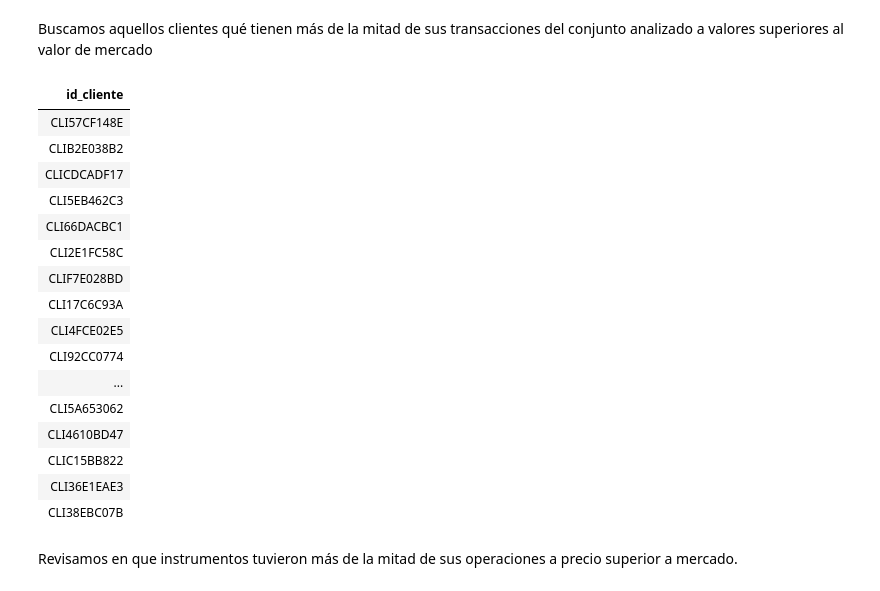
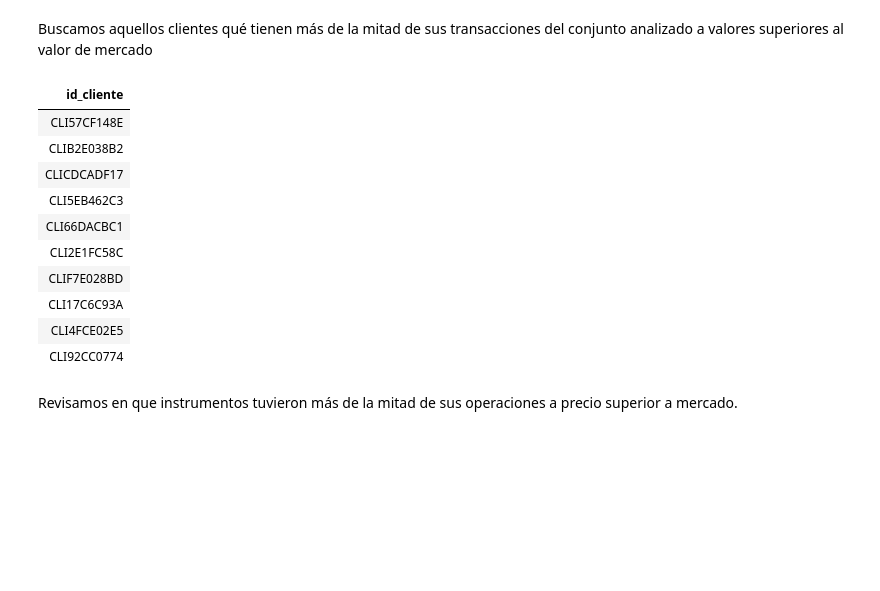
Before and after one commit to newtonis/pipeline_byma, a Jupyter notebook: Pipelines_with_outputs/Análisis_exploratorio.ipynb, the cells around one changed output. Saved outputs shown, nothing was run; the diff lists cells and outputs as text; code cells hidden in the pictures; blank space fills up the shorter version.

```diff
--- a/Pipelines_with_outputs/Análisis_exploratorio.ipynb
+++ b/Pipelines_with_outputs/Análisis_exploratorio.ipynb
@@ -15,40 +15,34 @@ WITH conjunto_a_analizar AS (
             simbolo_tipo IN ("Cedear", "Bono soberano") AND
             High IS NOT NULL AND Low is not null
 ), flagged_data AS (
     SELECT
         CASE WHEN valor_mercado_promedio > precio
             THEN 1
         ELSE 0
         END  AS transacion_superior_a_mercado
         ,*
     FROM conjunto_a_analizar
 ), data_agrupada_por_cliente AS (
     select
         id_cliente
         ,CASE WHEN SUM(transacion_superior_a_mercado) > COUNT(*)/2
             THEN 1
             ELSE 0
         END AS cliente_con_transacciones_superiores_a_mercado
         FROM flagged_data GROUP BY id_cliente
-) select id_cliente from data_agrupada_por_cliente WHERE cliente_con_transacciones_superiores_a_mercado=1
+) select id_cliente from data_agrupada_por_cliente WHERE cliente_con_transacciones_superiores_a_mercado=1 LIMIT 10
 # %% [output]
 | id_cliente |
 | CLI57CF148E |
 | CLIB2E038B2 |
 | CLICDCADF17 |
 | CLI5EB462C3 |
 | CLI66DACBC1 |
 | CLI2E1FC58C |
 | CLIF7E028BD |
 | CLI17C6C93A |
 | CLI4FCE02E5 |
 | CLI92CC0774 |
-| ... |
-| CLI5A653062 |
-| CLI4610BD47 |
-| CLIC15BB822 |
-| CLI36E1EAE3 |
-| CLI38EBC07B |
 # %% [markdown]
 Revisamos en que instrumentos tuvieron más de la mitad de sus operaciones a precio superior a mercado.
 # %%
```
Also changed, not shown: 1 other file.
